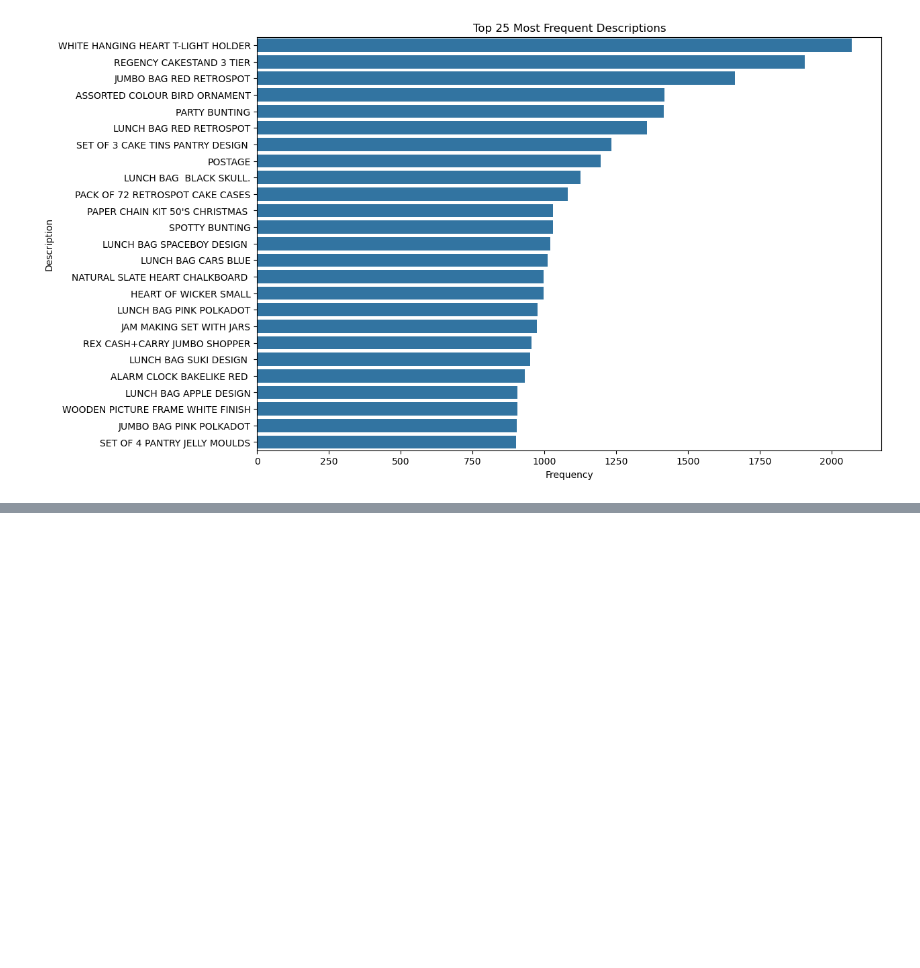
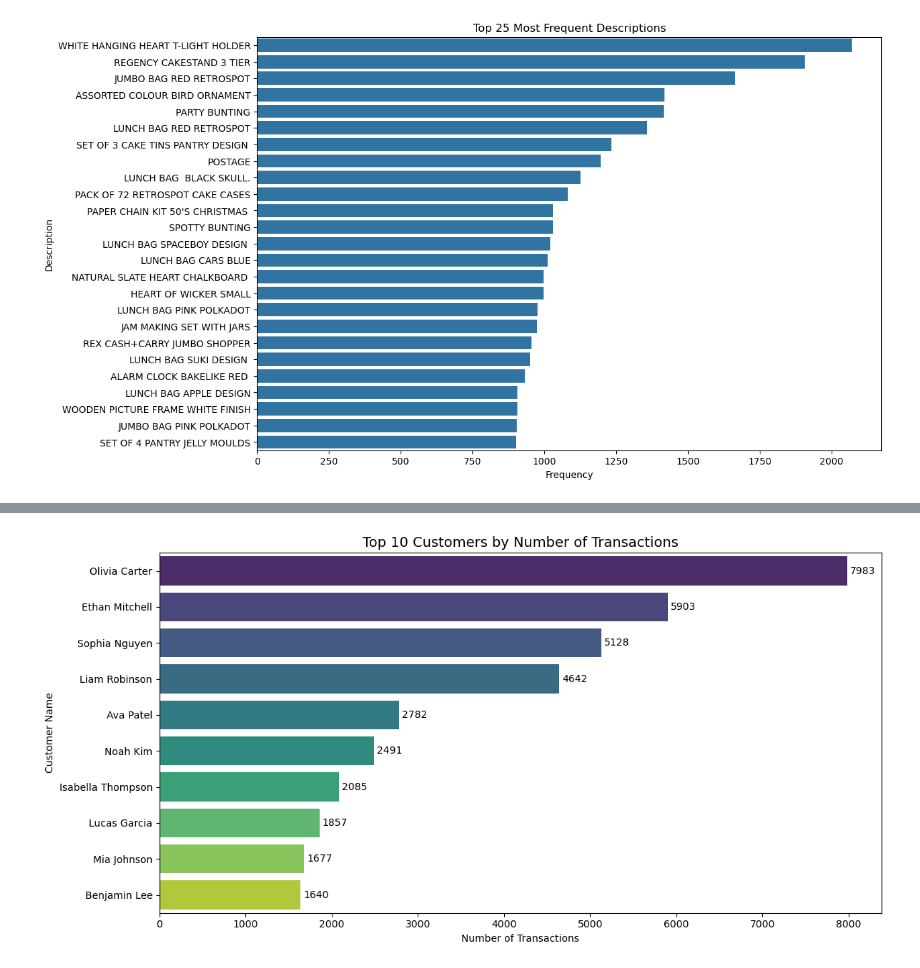
Before and after one commit to daffwwz/online-retail-dataset-analysis, a Jupyter notebook: online_retail.ipynb, the cells around one changed output, grey strips where cells are left out. Cells and saved outputs as stored; diff of their text form; code cells hidden in the pictures; blank space fills up the shorter version.

```diff
--- a/online_retail.ipynb
+++ b/online_retail.ipynb
@@ -126,0 +155,43 @@ plt.show()
+# %%
+# Who are our top customers?
+df.columns
+customer_counts = df_cleaned['CustomerID'].value_counts() # count number of transaction of a customer by counting the same CustomerID
+top_customer = customer_counts.head(10)
+
+# assign customer names (generated from GPT but realistically doable to assign CustomerID from Account Profile)
+top_customer = top_customer.to_frame(name='Number of Transactions') # change to data frame
+customer_names = [
+    "Olivia Carter",
+    "Ethan Mitchell",
+    "Sophia Nguyen",
+    "Liam Robinson",
+    "Ava Patel",
+    "Noah Kim",
+    "Isabella Thompson",
+    "Lucas Garcia",
+    "Mia Johnson",
+    "Benjamin Lee"
+]
+
+top_customer = top_customer.head(len(customer_names)) # make sure it has the same datalength
+top_customer['Customer_Name'] = customer_names
+
+plt.figure(figsize=(12,6))
+ax = sns.barplot(
+    x='Number of Transactions',
+    y='Customer_Name',
+    hue='Customer_Name',
+    data=top_customer,
+    legend=False,
+    palette='viridis'
+)
+
+for container in ax.containers:
+    ax.bar_label(container, fmt='%d', label_type='edge', padding=3) # add bar labels so the value is plotted on the bar
+plt.title('Top 10 Customers by Number of Transactions', fontsize=14)
+plt.xlabel('Number of Transactions')
+plt.ylabel('Customer Name')
+plt.tight_layout()
+plt.show()
+# %% [output]
+[figure, added]
```
Also changed, not shown: parts of 6 cells of this notebook.
